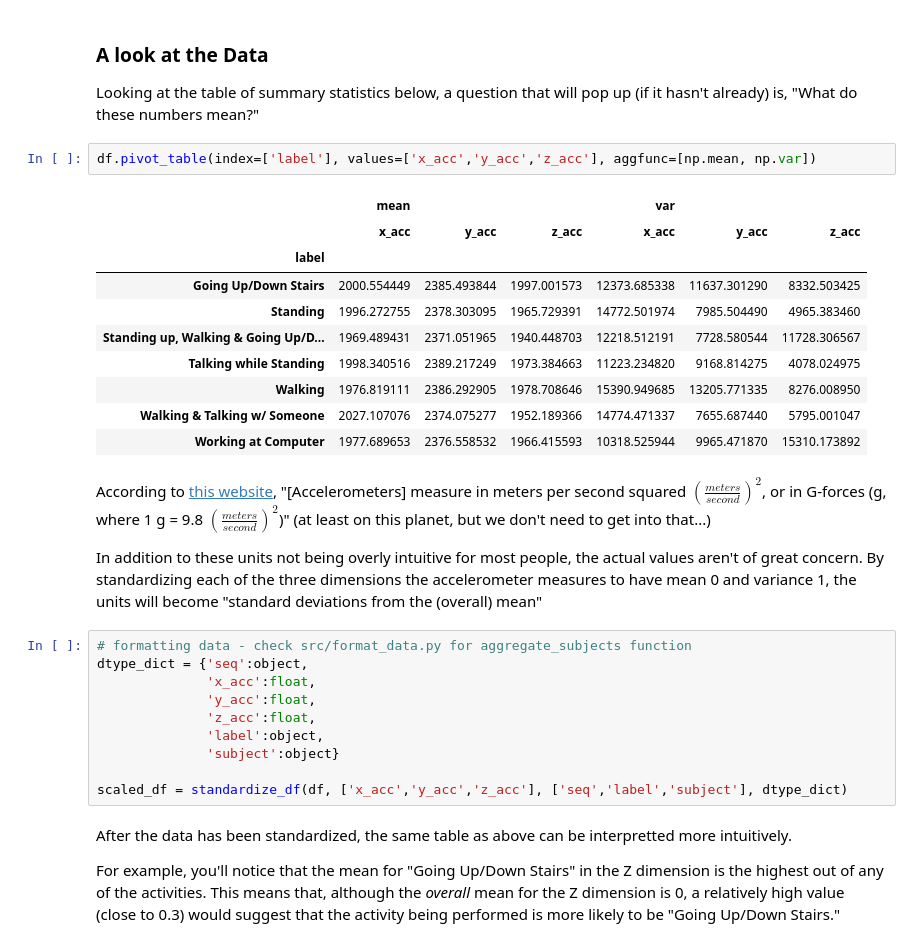
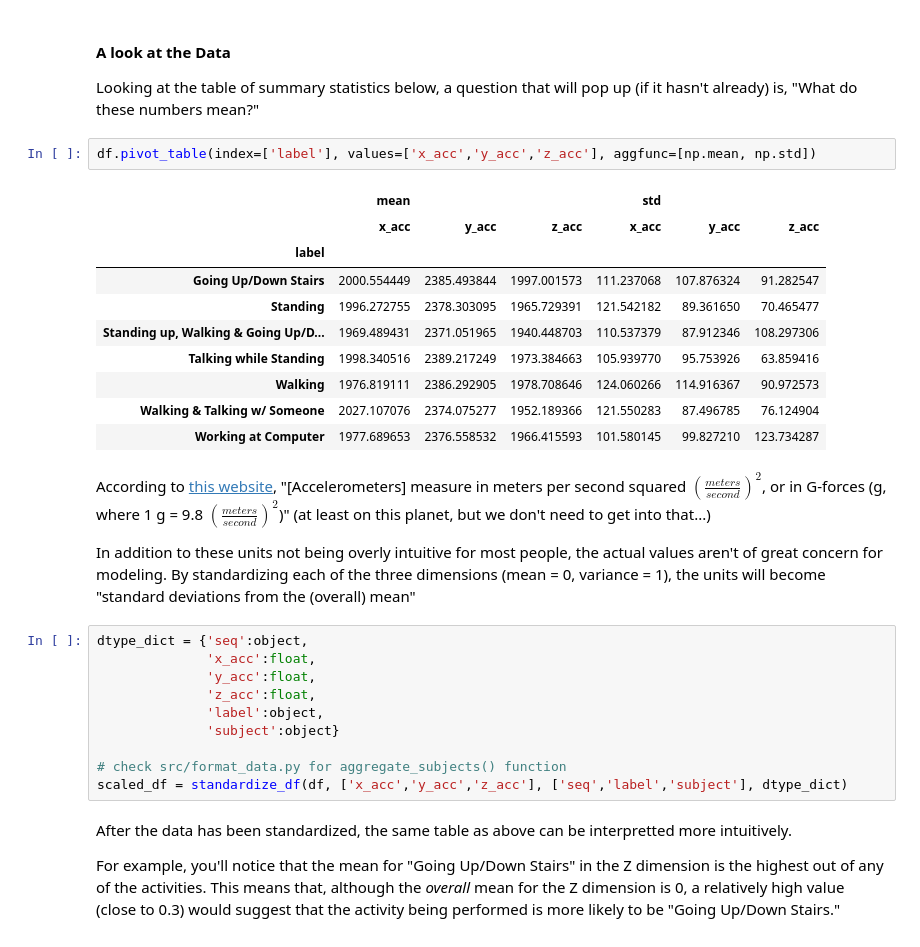
Before and after one commit to marshallm94/Human_Activity_Recognition, a Jupyter notebook: activity_recognition.ipynb, the cells around one changed output. Drawn from its saved outputs; the diff is of its cells as text.

```diff
--- a/activity_recognition.ipynb
+++ b/activity_recognition.ipynb
@@ -90,26 +99,25 @@ In the grand scheme of things, this is relatively small sample. Since we are wor
 # %% [markdown]
-### A look at the Data
+#### A look at the Data
 
 Looking at the table of summary statistics below, a question that will pop up (if it hasn't already) is, "What do these numbers mean?"
 # %%
-df.pivot_table(index=['label'], values=['x_acc','y_acc','z_acc'], aggfunc=[np.mean, np.var])
+df.pivot_table(index=['label'], values=['x_acc','y_acc','z_acc'], aggfunc=[np.mean, np.std])
 # %% [output]
-|  | mean |  |  | var |  |  |
+|  | mean |  |  | std |  |  |
 |  | x_acc | y_acc | z_acc | x_acc | y_acc | z_acc |
 | label |  |  |  |  |  |  |
-| Going Up/Down Stairs | 2000.554449 | 2385.493844 | 1997.001573 | 12373.685338 | 11637.301290 | 8332.503425 |
-| Standing | 1996.272755 | 2378.303095 | 1965.729391 | 14772.501974 | 7985.504490 | 4965.383460 |
-| Standing up, Walking & Going Up/D... | 1969.489431 | 2371.051965 | 1940.448703 | 12218.512191 | 7728.580544 | 11728.306567 |
-| Talking while Standing | 1998.340516 | 2389.217249 | 1973.384663 | 11223.234820 | 9168.814275 | 4078.024975 |
-| Walking | 1976.819111 | 2386.292905 | 1978.708646 | 15390.949685 | 13205.771335 | 8276.008950 |
-| Walking & Talking w/ Someone | 2027.107076 | 2374.075277 | 1952.189366 | 14774.471337 | 7655.687440 | 5795.001047 |
-| Working at Computer | 1977.689653 | 2376.558532 | 1966.415593 | 10318.525944 | 9965.471870 | 15310.173892 |
+| Going Up/Down Stairs | 2000.554449 | 2385.493844 | 1997.001573 | 111.237068 | 107.876324 | 91.282547 |
+| Standing | 1996.272755 | 2378.303095 | 1965.729391 | 121.542182 | 89.361650 | 70.465477 |
+| Standing up, Walking & Going Up/D... | 1969.489431 | 2371.051965 | 1940.448703 | 110.537379 | 87.912346 | 108.297306 |
+| Talking while Standing | 1998.340516 | 2389.217249 | 1973.384663 | 105.939770 | 95.753926 | 63.859416 |
+| Walking | 1976.819111 | 2386.292905 | 1978.708646 | 124.060266 | 114.916367 | 90.972573 |
+| Walking & Talking w/ Someone | 2027.107076 | 2374.075277 | 1952.189366 | 121.550283 | 87.496785 | 76.124904 |
+| Working at Computer | 1977.689653 | 2376.558532 | 1966.415593 | 101.580145 | 99.827210 | 123.734287 |
 # %% [markdown]
 According to [this website](https://learn.sparkfun.com/tutorials/accelerometer-basics/all), "[Accelerometers] measure in meters per second squared $\left( \frac{meters}{second} \right)^2$, or in G-forces (g, where 1 g = 9.8 $\left( \frac{meters}{second} \right)^2$)" (at least on this planet, but we don't need to get into that...)
 
-In addition to these units not being overly intuitive for most people, the actual values aren't of great concern. By standardizing each of the three dimensions the accelerometer measures to have mean 0 and variance 1, the units will become "standard deviations from the (overall) mean"
+In addition to these units not being overly intuitive for most people, the actual values aren't of great concern for modeling. By standardizing each of the three dimensions (mean = 0,  variance = 1), the units will become "standard deviations from the (overall) mean"
 # %%
-# formatting data - check src/format_data.py for aggregate_subjects function
 dtype_dict = {'seq':object,
               'x_acc':float,
               'y_acc':float,
@@ -117,6 +125,7 @@ dtype_dict = {'seq':object,
               'label':object,
               'subject':object}
 
+# check src/format_data.py for aggregate_subjects() function
 scaled_df = standardize_df(df, ['x_acc','y_acc','z_acc'], ['seq','label','subject'], dtype_dict)
 # %% [markdown]
 After the data has been standardized, the same table as above can be interpretted more intuitively.
```
Also changed, not shown: parts of 50 cells of this notebook, 14 other files.
